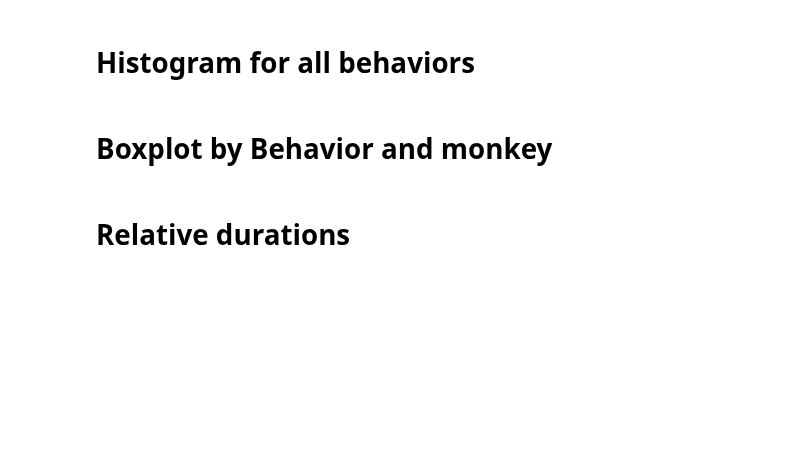
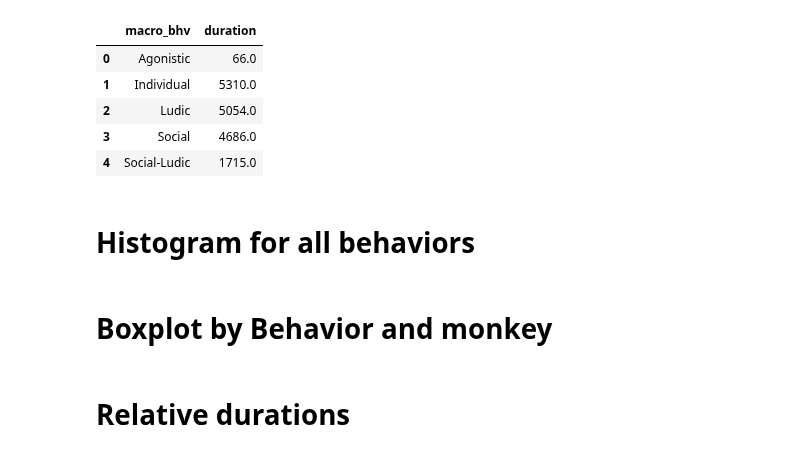
Before and after one commit to Bass2015/Orangutanes, a Jupyter notebook: src/ZZ_tests.ipynb, the cells around one changed output. Cells and saved outputs as stored; diff of their text form; code cells hidden in the pictures; blank space fills up the shorter version.

```diff
--- a/src/ZZ_tests.ipynb
+++ b/src/ZZ_tests.ipynb
@@ -23,3 +61,16 @@ whole_df.head()
+# %%
+bhvsas=macro_df[(macro_df['subject']=='Locky')&(macro_df['period']=='postgame')].groupby('macro_bhv')['duration'].sum()
+
+px.pie(bhvsas.reset_index(), values='duration', names='macro_bhv')
+# %%
+bhvsas.reset_index()
+# %% [output]
+|  | macro_bhv | duration |
+| 0 | Agonistic | 66.0 |
+| 1 | Individual | 5310.0 |
+| 2 | Ludic | 5054.0 |
+| 3 | Social | 4686.0 |
+| 4 | Social-Ludic | 1715.0 |
 # %% [markdown]
 # Histogram for all behaviors
 # %%
```
Also changed, not shown: parts of 11 cells of this notebook, 1 other file.
